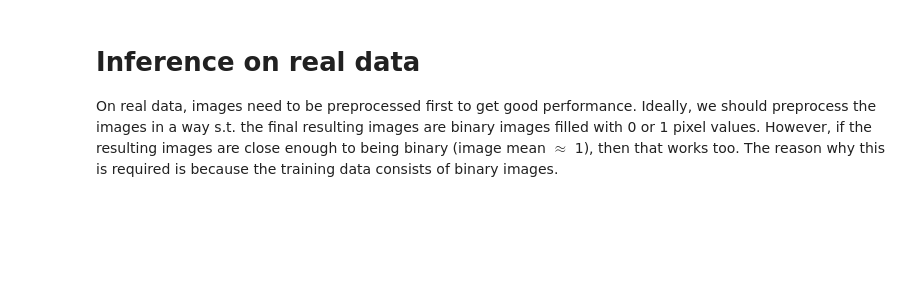
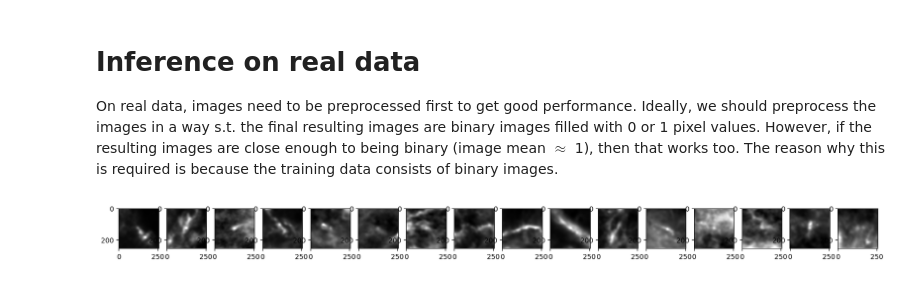
Before and after one commit to Temirkul/ism-filaments-analysis, a Jupyter notebook: src/example.ipynb, the cells around one changed output. Cells and saved outputs as stored; diff of their text form; code cells hidden in the pictures; blank space fills up the shorter version.

```diff
--- a/src/example.ipynb
+++ b/src/example.ipynb
@@ -74,10 +93,14 @@ Ideally, we should preprocess the images in a way s.t. the final resulting image
 However, if the resulting images are close enough to being binary (image mean $\approx$ 1), then that works too.
 The reason why this is required is because the training data consists of binary images.
 # %%
+size = 20
+
 images_planck, masks_planck = next(iter(planck_images_dataloader))
 fig, axs = plt.subplots(1, batch_size, figsize=(size,size))
 for i in range(batch_size):
     axs[i].imshow(images_planck[i,0,:,:], cmap='gray', vmin=0, vmax=1)
+# %% [output]
+[figure, added]
 # %%
 images_planck_np = (images_planck*255).detach().cpu().numpy().astype(np.float32)
 # %%
```
Also changed, not shown: parts of 7 cells of this notebook.
